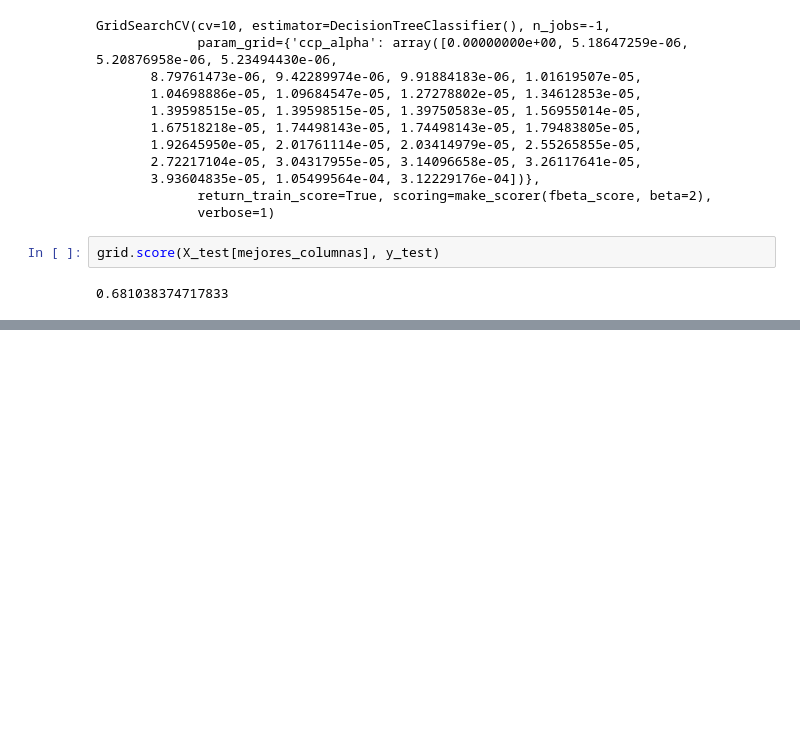
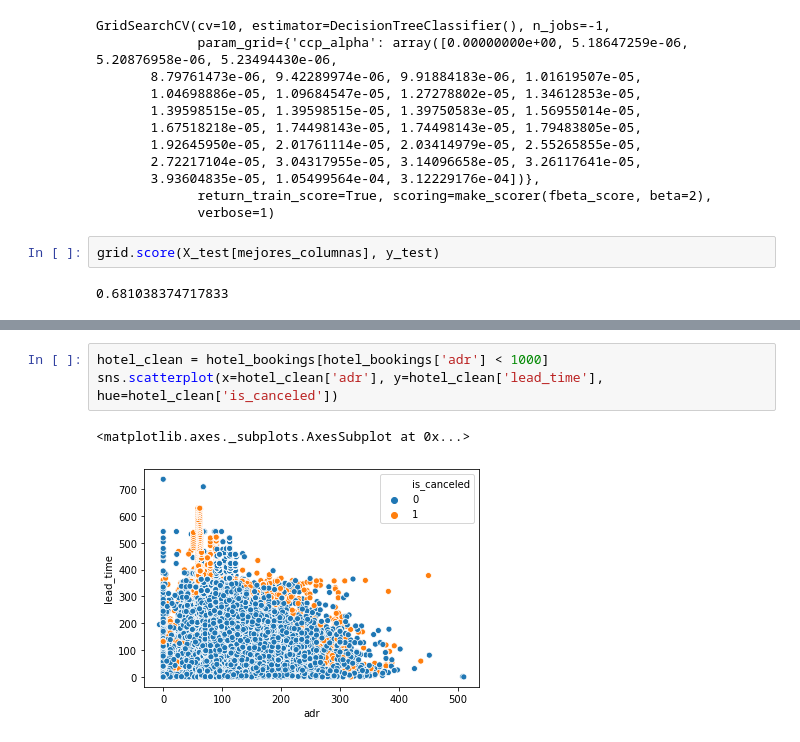
Before and after one commit to Bati-bot/TPAA, a Jupyter notebook: analisis_reservas.ipynb, the cells around one changed output, grey strips where cells are left out. Saved outputs shown, nothing was run; the diff lists cells and outputs as text; blank space fills up the shorter version.

```diff
--- a/analisis_reservas.ipynb
+++ b/analisis_reservas.ipynb
@@ -1192,0 +1195,6 @@ grid.score(X_test[mejores_columnas], y_test)
+# %%
+hotel_clean = hotel_bookings[hotel_bookings['adr'] < 1000]
+sns.scatterplot(x=hotel_clean['adr'], y=hotel_clean['lead_time'], hue=hotel_clean['is_canceled'])
+# %% [output]
+<matplotlib.axes._subplots.AxesSubplot at 0x...>
+[figure, added]
```
Also changed, not shown: parts of 3 cells of this notebook.
